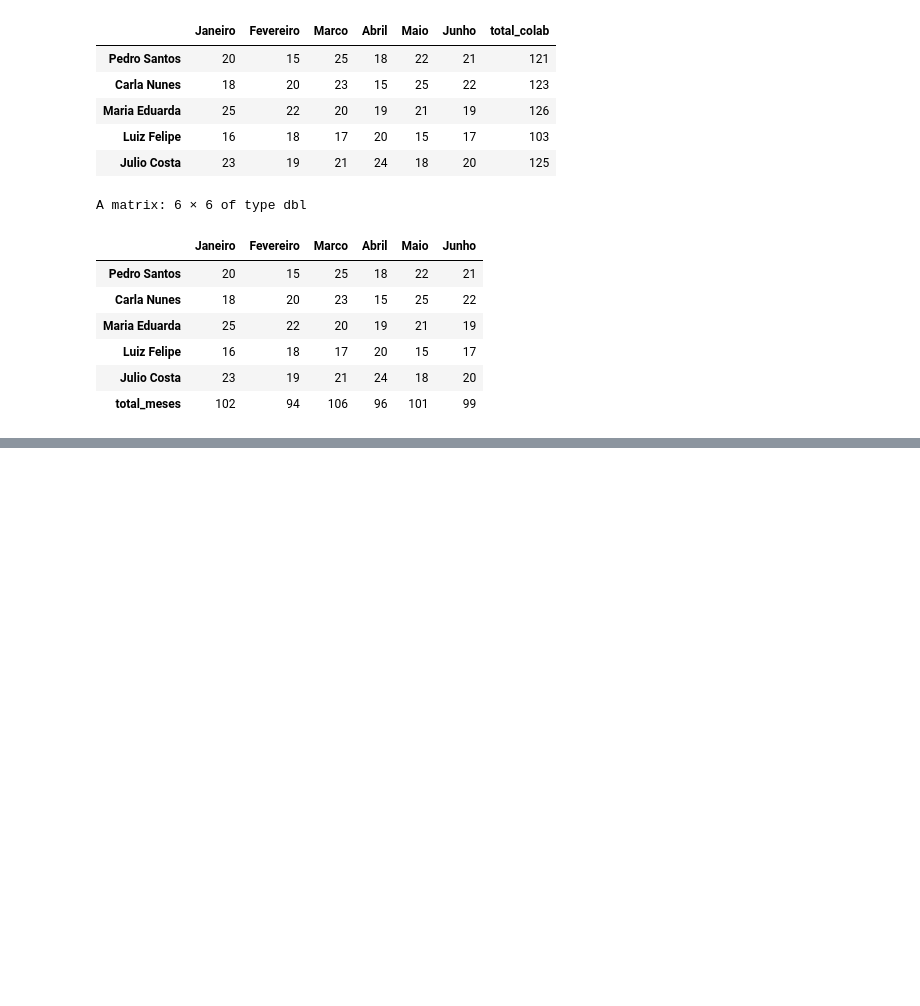
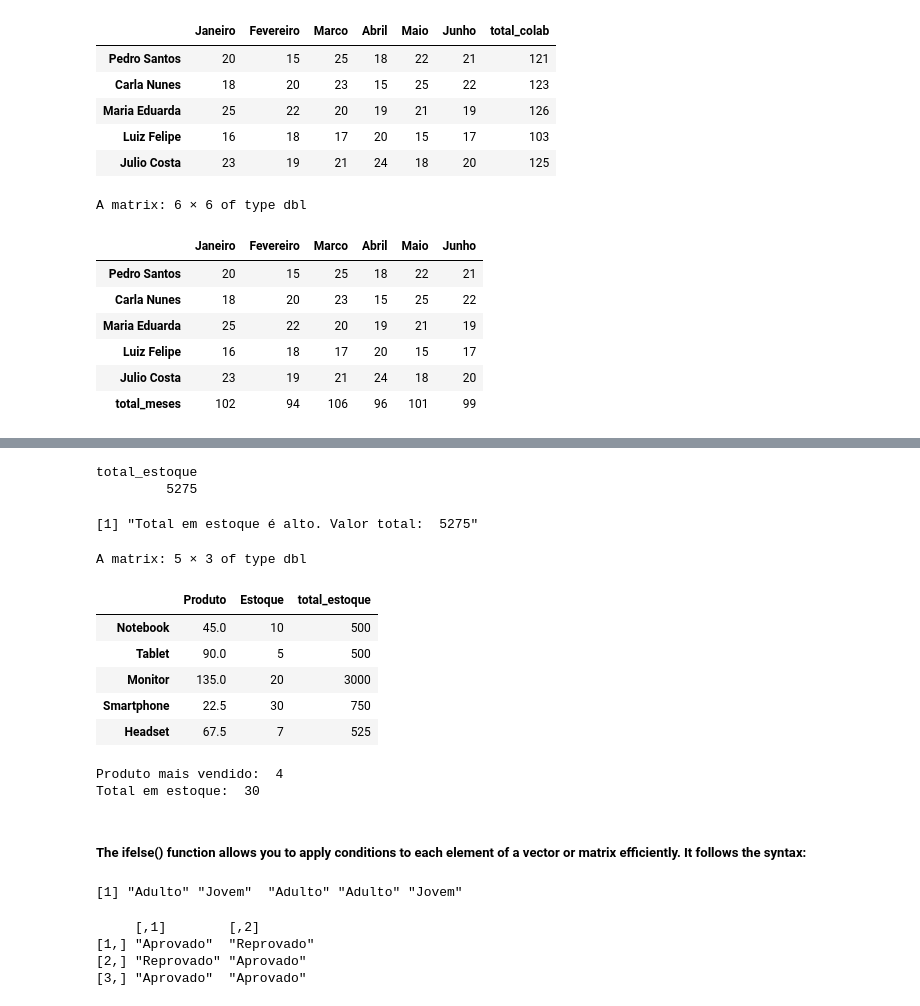
Before and after one commit to janainacazuza/Code, a Jupyter notebook: R/Courses/DS_with_R/01_knowing_R.ipynb, the cells around one changed output, grey strips where cells are left out. Drawn from its saved outputs; the diff is of its cells as text; code cells hidden in the pictures; blank space fills up the shorter version.

```diff
--- a/R/Courses/DS_with_R/01_knowing_R.ipynb
+++ b/R/Courses/DS_with_R/01_knowing_R.ipynb
@@ -138,0 +198,28 @@ A matrix: 6 × 6 of type dbl
+# %%
+total_somado <- colSums(matriz_estoque)
+total_somado[3]
+# %% [output]
+total_estoque
+         5275
+# %%
+if (total_somado[3] > 3000){
+  paste('Total em estoque é alto. Valor total: ', total_somado[3])
+} else {
+  paste('Total em estoque é baixo. Valor total: ', total_somado[3])
+}
+# %% [output]
+[1] "Total em estoque é alto. Valor total:  5275"
+# %%
+for (i in 1:nrow(matriz_estoque)) {
+    matriz_estoque[i, 1] <- matriz_estoque[i, 1] * 0.9
+}
+
+matriz_estoque
+# %% [output]
+A matrix: 5 × 3 of type dbl
+|  | Produto | Estoque | total_estoque |
+| Notebook | 45.0 | 10 | 500 |
+| Tablet | 90.0 | 5 | 500 |
+| Monitor | 135.0 | 20 | 3000 |
+| Smartphone | 22.5 | 30 | 750 |
+| Headset | 67.5 | 7 | 525 |
@@ -138,0 +230,31 @@ A matrix: 6 × 6 of type dbl
+# %%
+while (i <= nrow(matriz_estoque) & quantidade_mais_vendida < 30) {
+    if (matriz_estoque[i, 2] > quantidade_mais_vendida) {
+        quantidade_mais_vendida <- matriz_estoque[i, 2]
+        indice_mais_vendido <- i
+    }
+    i <- i + 1
+}
+
+cat('Produto mais vendido: ', indice_mais_vendido)
+cat('\nTotal em estoque: ', matriz_estoque[indice_mais_vendido, 2])
+# %% [output]
+Produto mais vendido:  4
+Total em estoque:  30
+# %% [markdown]
+##### The ifelse() function allows you to apply conditions to each element of a vector or matrix efficiently. It follows the syntax:
+# %%
+idades <- c(25, 16, 22, 30, 14)
+categorias <- ifelse(idades >= 18, "Adulto", "Jovem")
+print(categorias)
+# %% [output]
+[1] "Adulto" "Jovem"  "Adulto" "Adulto" "Jovem"
+# %%
+notas <- matrix(c(75, 45, 80, 55, 90, 65), ncol = 2)
+resultados <- ifelse(notas >= 60, "Aprovado", "Reprovado")
+print(resultados)
+# %% [output]
+     [,1]        [,2]
+[1,] "Aprovado"  "Reprovado"
+[2,] "Reprovado" "Aprovado"
+[3,] "Aprovado"  "Aprovado"
```
Also changed, not shown: parts of 27 cells of this notebook, 12 other files.
